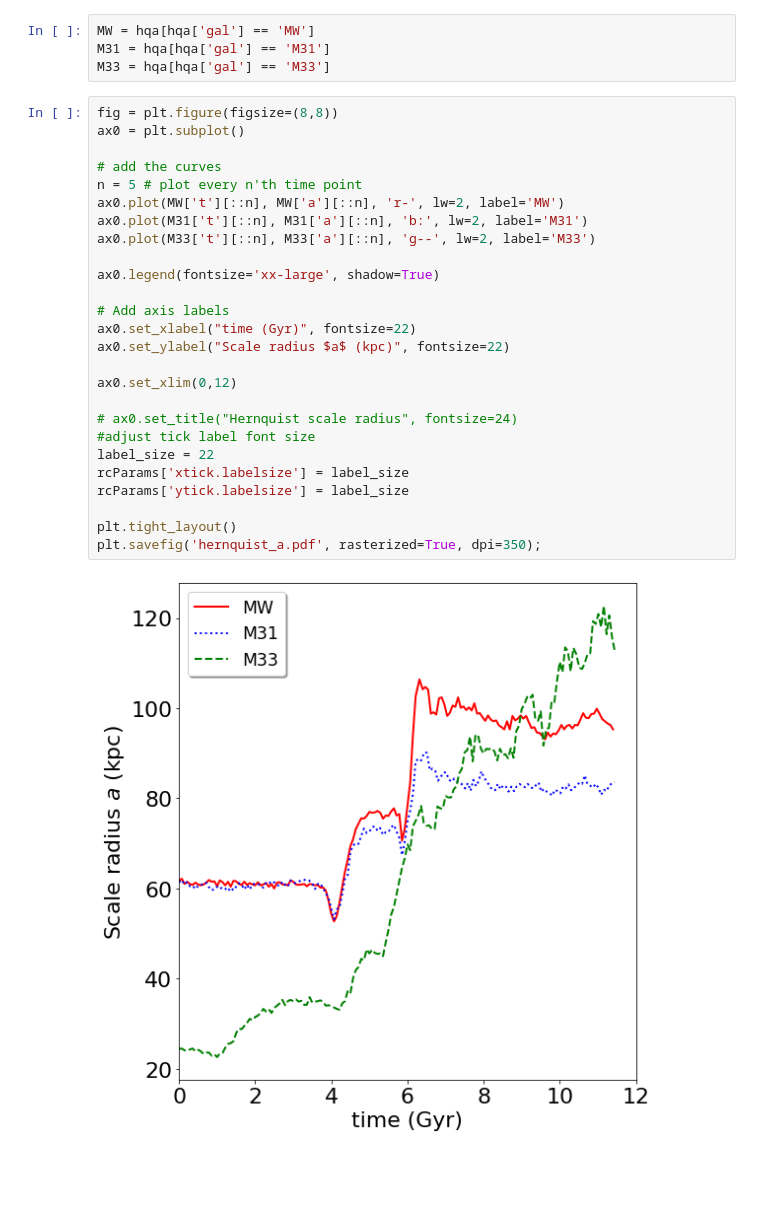
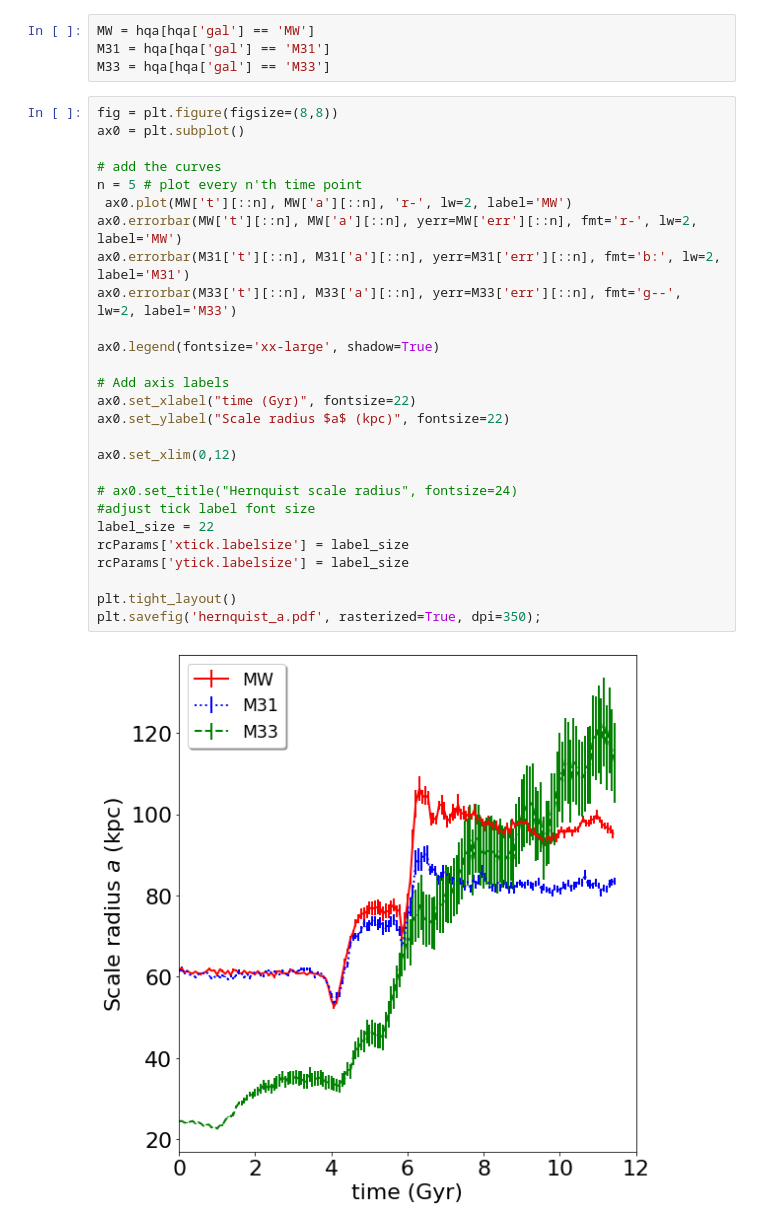
Before and after one commit to colinleach/400B_Leach, a Jupyter notebook: Project/notebooks/Hernquist.ipynb, the cells around one changed output. Saved outputs shown, nothing was run; the diff lists cells and outputs as text; blank space fills up the shorter version.

Commit message:
added error bars to Hernquist a

```diff
--- a/Project/notebooks/Hernquist.ipynb
+++ b/Project/notebooks/Hernquist.ipynb
@@ -62,28 +62,29 @@ M33 = hqa[hqa['gal'] == 'M33']
 # %%
 fig = plt.figure(figsize=(8,8))
 ax0 = plt.subplot()
 
 # add the curves
 n = 5 # plot every n'th time point
-ax0.plot(MW['t'][::n], MW['a'][::n], 'r-', lw=2, label='MW')
-ax0.plot(M31['t'][::n], M31['a'][::n], 'b:', lw=2, label='M31')
-ax0.plot(M33['t'][::n], M33['a'][::n], 'g--', lw=2, label='M33')
+ ax0.plot(MW['t'][::n], MW['a'][::n], 'r-', lw=2, label='MW')
+ax0.errorbar(MW['t'][::n], MW['a'][::n], yerr=MW['err'][::n], fmt='r-', lw=2, label='MW')
+ax0.errorbar(M31['t'][::n], M31['a'][::n], yerr=M31['err'][::n], fmt='b:', lw=2, label='M31')
+ax0.errorbar(M33['t'][::n], M33['a'][::n], yerr=M33['err'][::n], fmt='g--', lw=2, label='M33')
 
 ax0.legend(fontsize='xx-large', shadow=True)
 
 # Add axis labels
 ax0.set_xlabel("time (Gyr)", fontsize=22)
 ax0.set_ylabel("Scale radius $a$ (kpc)", fontsize=22)
 
 ax0.set_xlim(0,12)
 
 # ax0.set_title("Hernquist scale radius", fontsize=24)
 #adjust tick label font size
 label_size = 22
 rcParams['xtick.labelsize'] = label_size
 rcParams['ytick.labelsize'] = label_size
 
 plt.tight_layout()
 plt.savefig('hernquist_a.pdf', rasterized=True, dpi=350);
 # %% [output]
-[figure, old version]
+[figure, new version]
```
Also changed, not shown: parts of 1 cell of this notebook, 3 other files.
